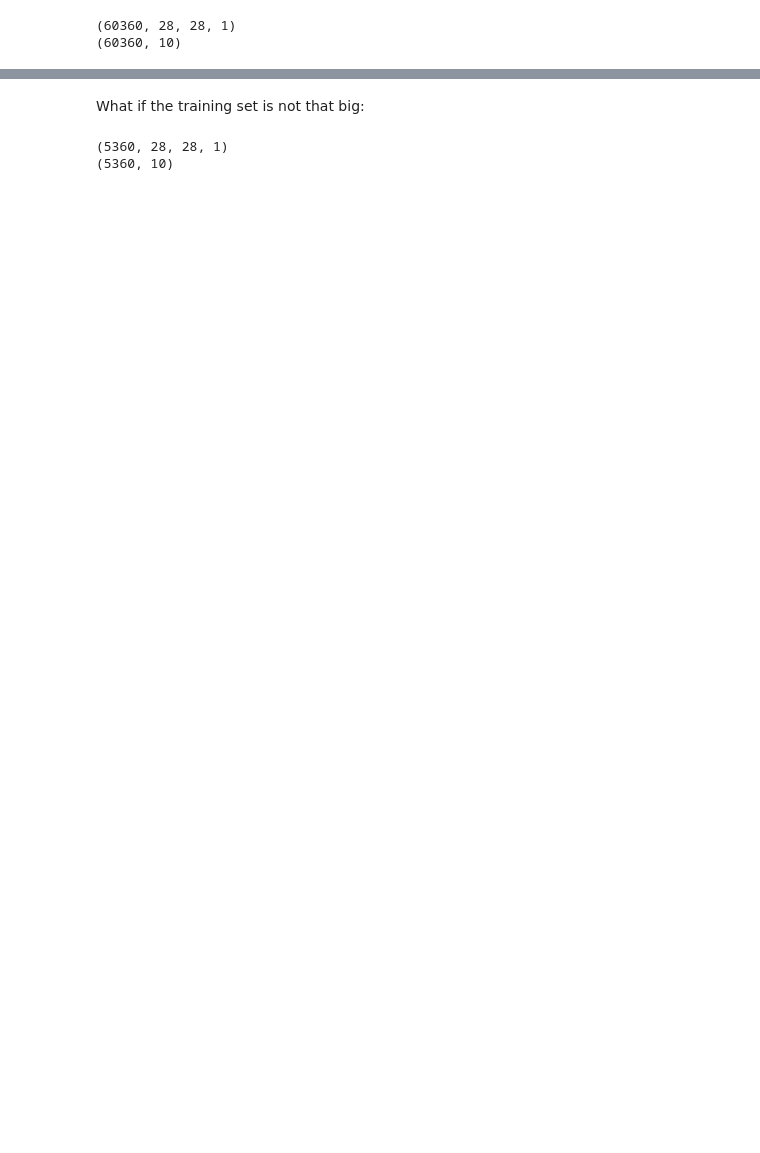
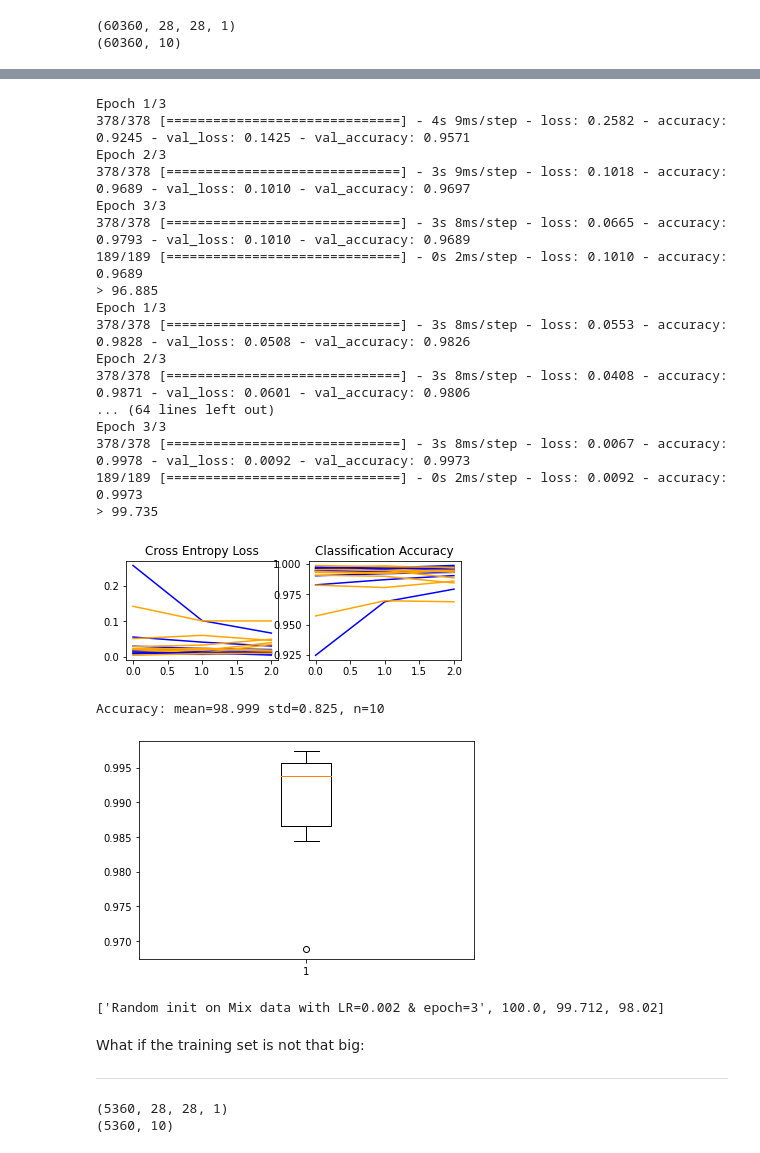
Before and after one commit to mrezaim/Expanse, a Jupyter notebook: EXPANSE_two_steps_training.ipynb, the cells around one changed output, grey strips where cells are left out. Saved outputs shown, nothing was run; the diff lists cells and outputs as text; code cells hidden in the pictures; blank space fills up the shorter version.

```diff
--- a/EXPANSE_two_steps_training.ipynb
+++ b/EXPANSE_two_steps_training.ipynb
@@ -1019,5 +1105,42 @@ Accuracy: mean=98.931 std=0.754, n=10
+# %%
+model = tf.keras.models.load_model("random_init")
+from keras import backend as K
+K.set_value(model.optimizer.learning_rate, 0.002)
+scores, histories, model = evaluate_model(model, trainmixX, trainmixy,10,3,144)
+
+# learning curves
+summarize_diagnostics(histories)
+# summarize estimated performance
+summarize_performance(scores)
+desc = "Random init on Mix data with LR=0.002 & epoch=3"
+results.append([desc,round(model.evaluate(train_per_x, train_per_y, verbose=0)[1]*100,3),round(model.evaluate(trainX, trainy, verbose=0)[1]*100,3),round(model.evaluate(testX, testy, verbose=0)[1]*100,3)])
+print (results[len(results)-1])
+# %% [output]
+Epoch 1/3
+378/378 [==============================] - 4s 9ms/step - loss: 0.2582 - accuracy: 0.9245 - val_loss: 0.1425 - val_accuracy: 0.9571
+Epoch 2/3
+378/378 [==============================] - 3s 9ms/step - loss: 0.1018 - accuracy: 0.9689 - val_loss: 0.1010 - val_accuracy: 0.9697
+Epoch 3/3
+378/378 [==============================] - 3s 8ms/step - loss: 0.0665 - accuracy: 0.9793 - val_loss: 0.1010 - val_accuracy: 0.9689
+189/189 [==============================] - 0s 2ms/step - loss: 0.1010 - accuracy: 0.9689
+> 96.885
+Epoch 1/3
+378/378 [==============================] - 3s 8ms/step - loss: 0.0553 - accuracy: 0.9828 - val_loss: 0.0508 - val_accuracy: 0.9826
+Epoch 2/3
+378/378 [==============================] - 3s 8ms/step - loss: 0.0408 - accuracy: 0.9871 - val_loss: 0.0601 - val_accuracy: 0.9806
+... (64 lines left out)
+Epoch 3/3
+378/378 [==============================] - 3s 8ms/step - loss: 0.0067 - accuracy: 0.9978 - val_loss: 0.0092 - val_accuracy: 0.9973
+189/189 [==============================] - 0s 2ms/step - loss: 0.0092 - accuracy: 0.9973
+> 99.735
+[figure, added]
+Accuracy: mean=98.999 std=0.825, n=10
+[figure, added]
+['Random init on Mix data with LR=0.002 & epoch=3', 100.0, 99.712, 98.02]
 # %% [markdown]
 What if the training set is not that big:
+
+---
 # %%
 train_l_X = trainX[:5000]
 train_l_y = trainy[:5000]
```
Also changed, not shown: parts of 57 cells of this notebook.
